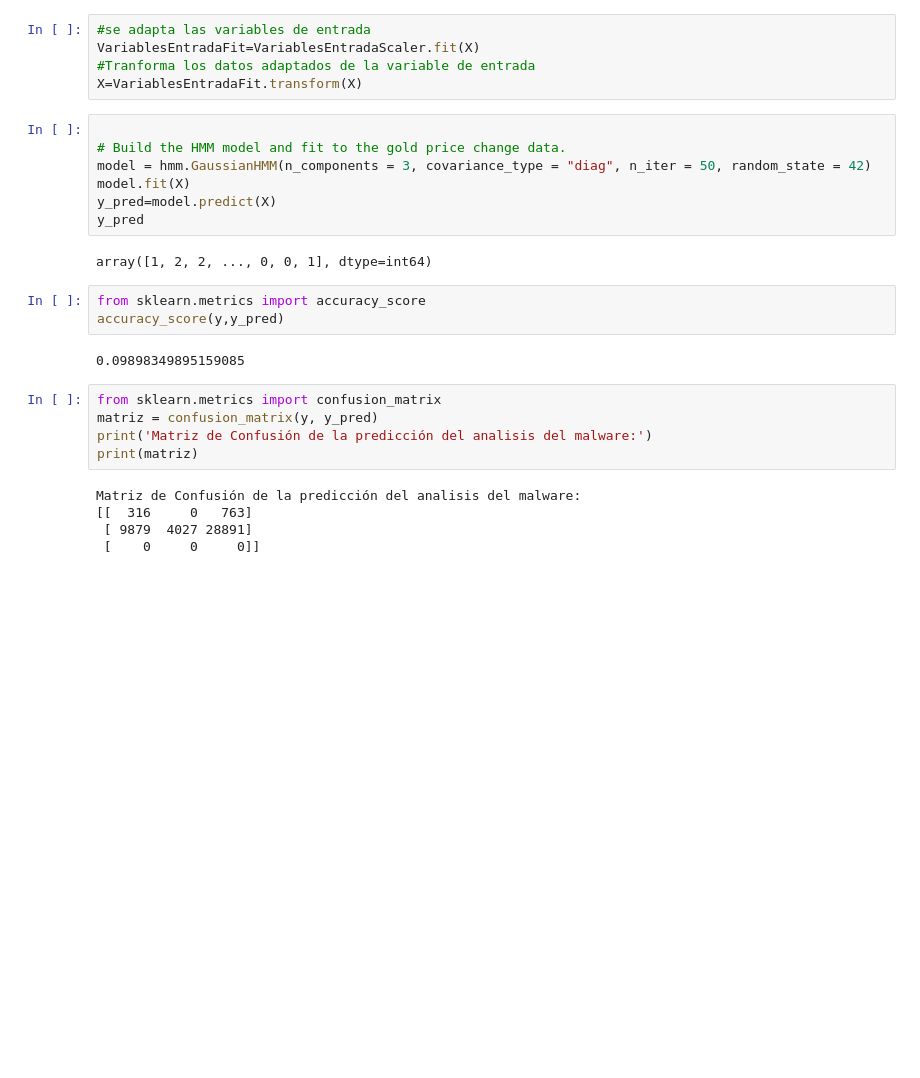
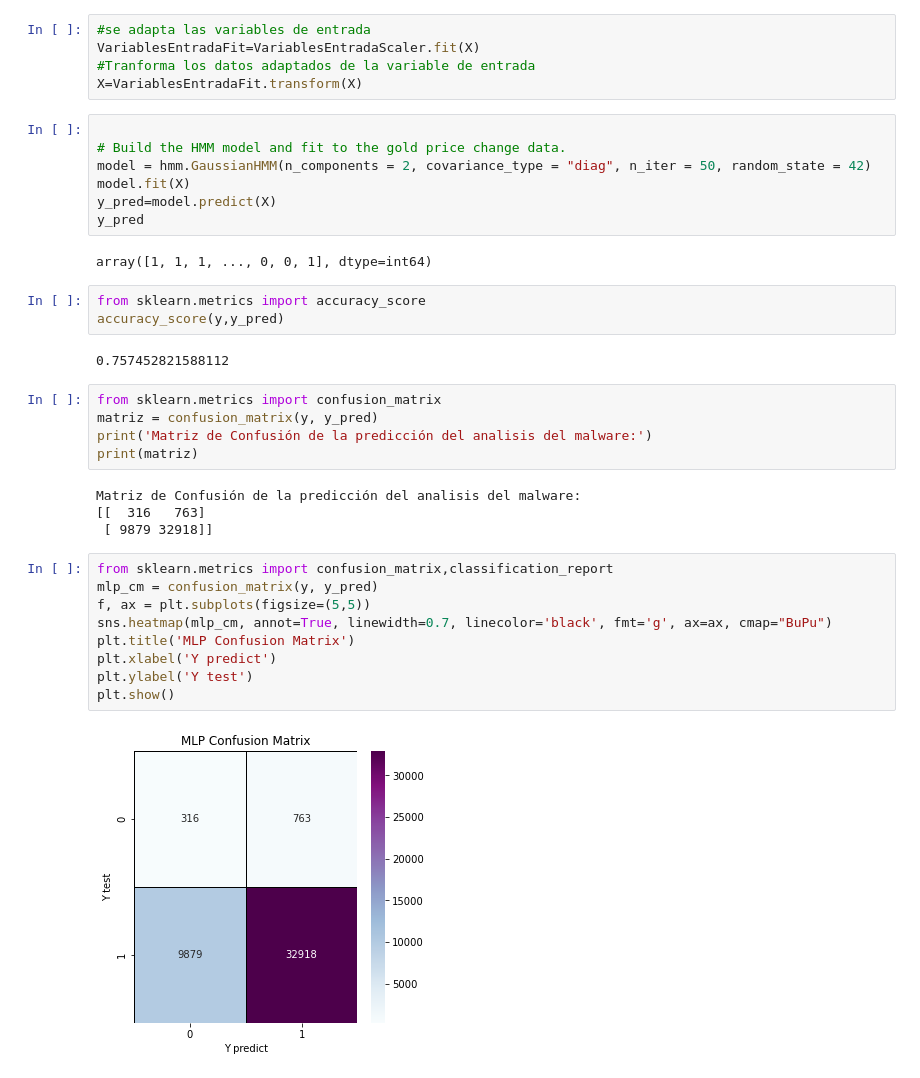
Before and after one commit to Hector858/ProyectoIAU2, a Jupyter notebook: Hidden_Markov_Model.ipynb, the cells around one changed output. Drawn from its saved outputs; the diff is of its cells as text; blank space fills up the shorter version.

Commit message:
desarrollo de la presición y el acurrecy y la matrix

```diff
--- a/Hidden_Markov_Model.ipynb
+++ b/Hidden_Markov_Model.ipynb
@@ -68,17 +69,17 @@ X=VariablesEntradaFit.transform(X)
 # %%
 
 # Build the HMM model and fit to the gold price change data.
-model = hmm.GaussianHMM(n_components = 3, covariance_type = "diag", n_iter = 50, random_state = 42)
+model = hmm.GaussianHMM(n_components = 2, covariance_type = "diag", n_iter = 50, random_state = 42)
 model.fit(X)
 y_pred=model.predict(X)
 y_pred
 # %% [output]
-array([1, 2, 2, ..., 0, 0, 1], dtype=int64)
+array([1, 1, 1, ..., 0, 0, 1], dtype=int64)
 # %%
 from sklearn.metrics import accuracy_score
 accuracy_score(y,y_pred)
 # %% [output]
-0.09898349895159085
+0.757452821588112
 # %%
 from sklearn.metrics import confusion_matrix
 matriz = confusion_matrix(y, y_pred)
@@ -86,6 +87,16 @@ print('Matriz de Confusión de la predicción del analisis del malware:')
 print(matriz)
 # %% [output]
 Matriz de Confusión de la predicción del analisis del malware:
-[[  316     0   763]
- [ 9879  4027 28891]
- [    0     0     0]]
+[[  316   763]
+ [ 9879 32918]]
+# %%
+from sklearn.metrics import confusion_matrix,classification_report
+mlp_cm = confusion_matrix(y, y_pred)
+f, ax = plt.subplots(figsize=(5,5))
+sns.heatmap(mlp_cm, annot=True, linewidth=0.7, linecolor='black', fmt='g', ax=ax, cmap="BuPu")
+plt.title('MLP Confusion Matrix')
+plt.xlabel('Y predict')
+plt.ylabel('Y test')
+plt.show()
+# %% [output]
+[figure, added]
```
Also changed, not shown: parts of 2 cells of this notebook.
